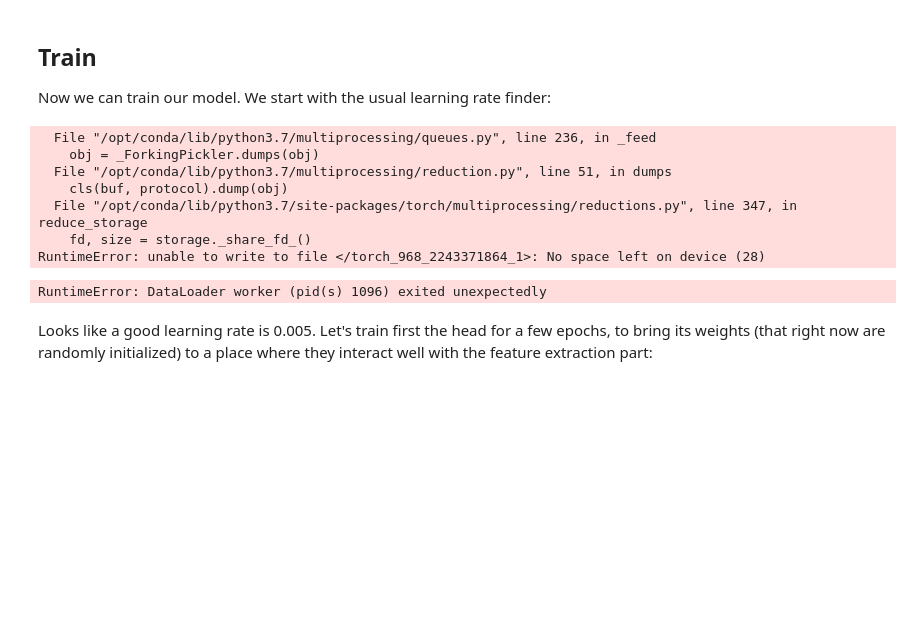
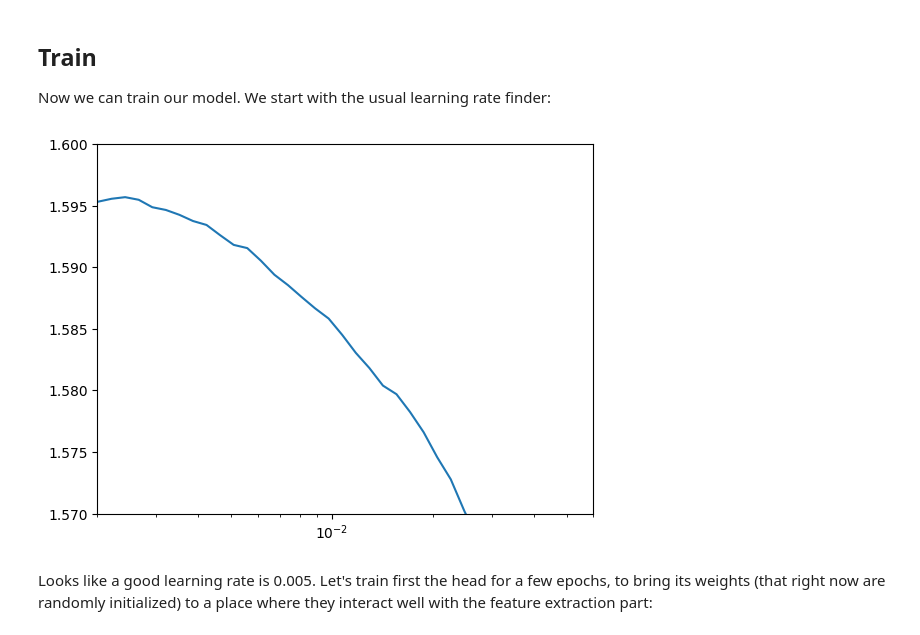
Before and after one commit to LastExile16/DeepLearning, a Jupyter notebook: 2. CNN/Transfer Learning/transfer_learning.ipynb, the cells around one changed output. Cells and saved outputs as stored; diff of their text form; code cells hidden in the pictures; blank space fills up the shorter version.

```diff
--- a/2. CNN/Transfer Learning/transfer_learning.ipynb
+++ b/2. CNN/Transfer Learning/transfer_learning.ipynb
@@ -65,7 +50,7 @@ classes = ["daisy", "tulip", "dandelion", "sunflower", "rose"]
 Let's now load a pretrained model and substitute its head. Let's use a `resnet50` from `torchvision` and substitute its head with a fully-connected layer (`Linear`) with the right input and output dimension:
 # %%
 # Load a resnet50 from torchvision
-model = torchvision.models.resnet50(pretrained=True) # YOUR CODE HERE. Remember to use pretrained=True
+model = torchvision.models.resnet50(weights=ResNet50_Weights.DEFAULT) # YOUR CODE HERE. Remember to use pretrained=True
 
 n_classes = len(classes)
 n_inputs = model.fc.in_features
@@ -112,23 +95,17 @@ Now we can train our model. We start with the usual learning rate finder:
 loss = nn.CrossEntropyLoss()
 # %%
 losses = lr_finder(1e-5, 0.1, 100, loss, model, data_loaders)
-# %% [output]
-  File "/opt/conda/lib/python3.7/multiprocessing/queues.py", line 236, in _feed
-    obj = _ForkingPickler.dumps(obj)
-  File "/opt/conda/lib/python3.7/multiprocessing/reduction.py", line 51, in dumps
-    cls(buf, protocol).dump(obj)
-  File "/opt/conda/lib/python3.7/site-packages/torch/multiprocessing/reductions.py", line 347, in reduce_storage
-    fd, size = storage._share_fd_()
-RuntimeError: unable to write to file </torch_968_2243371864_1>: No space left on device (28)
-RuntimeError: DataLoader worker (pid(s) 1096) exited unexpectedly
 # %%
 _ = plt.plot(losses.keys(), losses.values())
 _ = plt.xscale("log")
 
 # You might need to adjust this to cover the right
 # portion of the y axis to better see the decrease
 # in the loss before it shoots up again
-_ = plt.ylim([1.57, 1.75])
+_ = plt.ylim([1.57, 1.60])
+_ = plt.xlim([2e-3, 6e-2])
+# %% [output]
+[figure, added]
 # %% [markdown]
 Looks like a good learning rate is 0.005. Let's train first the head for a few epochs, to bring its weights (that right now are randomly initialized) to a place where they interact well with the feature extraction part:
 # %%
```
Also changed, not shown: parts of 8 cells of this notebook, 4 other files.
